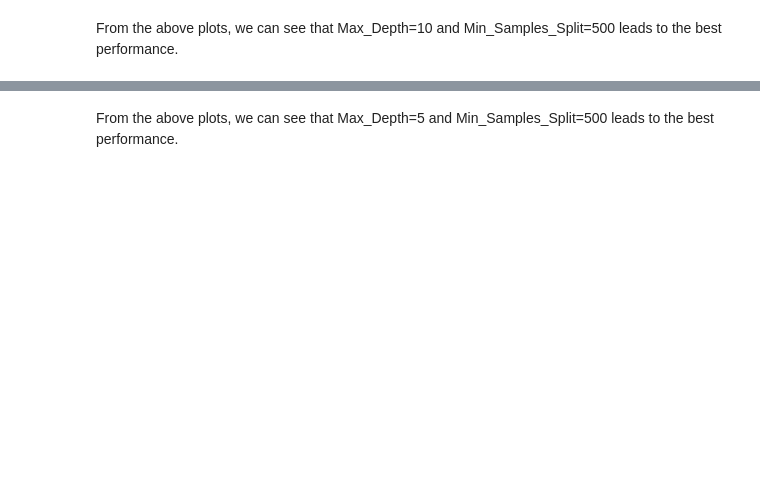
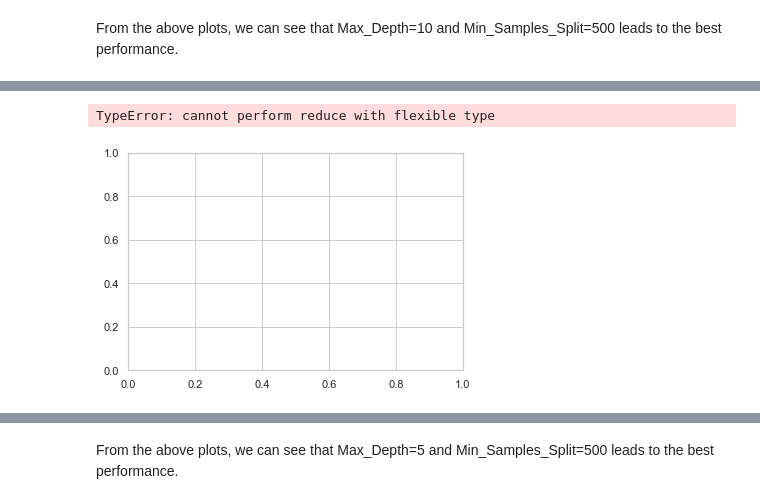
Before and after one commit to iamanik4/Main, a Jupyter notebook: Applied_AI/9_Donors_choose_DT/9_Assignment_DT_Instructions.ipynb, the cells around one changed output, grey strips where cells are left out. Drawn from its saved outputs; the diff is of its cells as text; code cells hidden in the pictures; blank space fills up the shorter version.

```diff
--- a/Applied_AI/9_Donors_choose_DT/9_Assignment_DT_Instructions.ipynb
+++ b/Applied_AI/9_Donors_choose_DT/9_Assignment_DT_Instructions.ipynb
@@ -440,3 +489,12 @@ Accuracy Score:  0.8429338540395411
+# %%
+#Plot the box plot with the `price` of these `false positive data points`
+import seaborn as sns
+sns.set(style="whitegrid")
+sns.boxplot(fp)
+plt.show()
+# %% [output]
+TypeError: cannot perform reduce with flexible type
+[figure, added]
 # %%
 #for tfidf-w2v
 train_auc = [[0 for samples in min_samples_split]for max_depth in depth]
```
Also changed, not shown: parts of 12 cells of this notebook, 1 other file.
